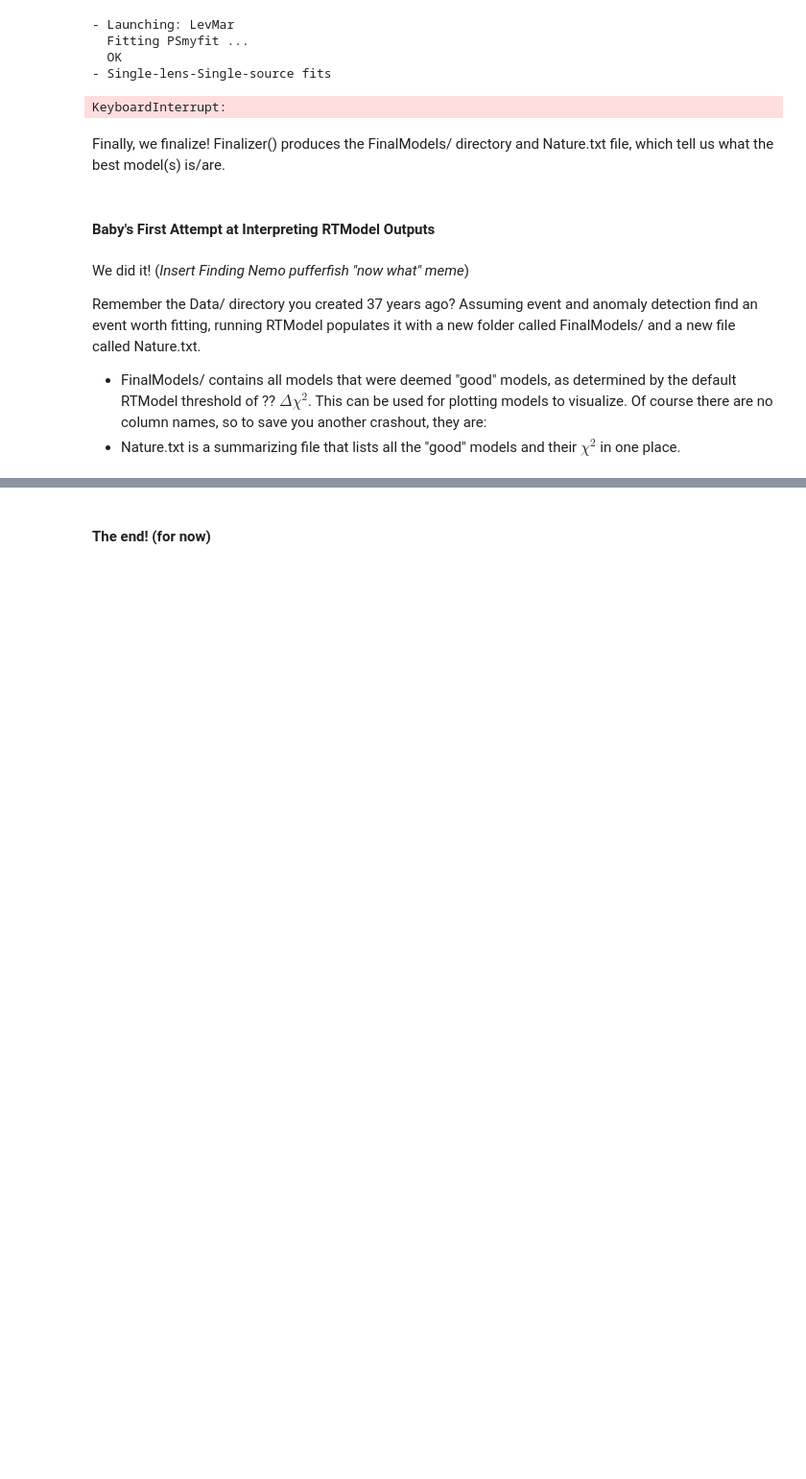
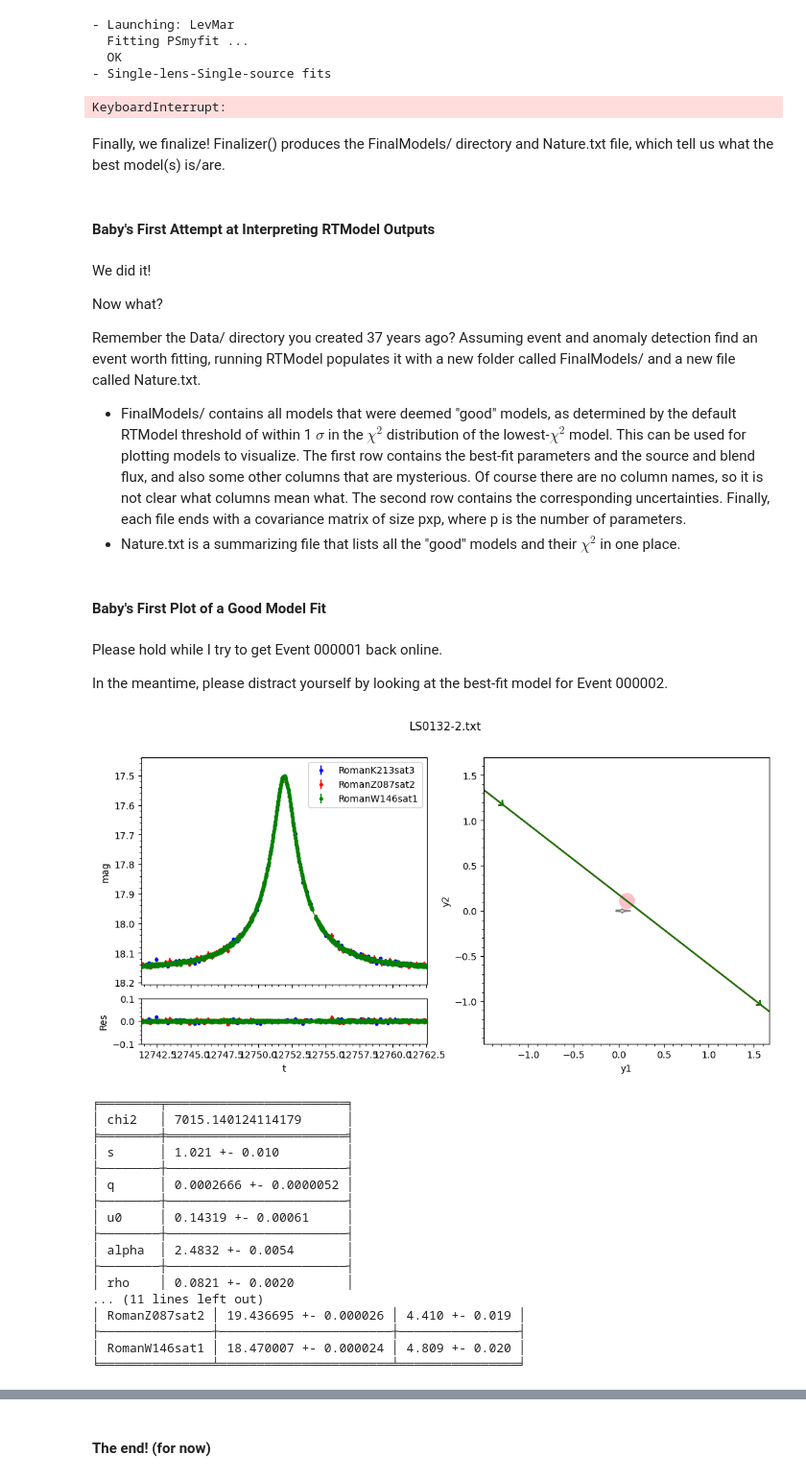
Before and after one commit to exoclam/birp, a Jupyter notebook: start-here.ipynb, the cells around one changed output, grey strips where cells are left out. Shown at 96% size. Saved outputs shown, nothing was run; the diff lists cells and outputs as text; code cells hidden in the pictures; blank space fills up the shorter version.

Commit message:
model plotting, prelim

```diff
--- a/start-here.ipynb
+++ b/start-here.ipynb
@@ -502,9 +502,46 @@ rtm.Finalizer()
 # %% [markdown]
 #### Baby's First Attempt at Interpreting RTModel Outputs
 # %% [markdown]
-We did it! (*Insert Finding Nemo pufferfish "now what" meme*)
+We did it!
+
+Now what?
 
 Remember the Data/ directory you created 37 years ago? Assuming event and anomaly detection find an event worth fitting, running RTModel populates it with a new folder called FinalModels/ and a new file called Nature.txt.
-- FinalModels/ contains all models that were deemed "good" models, as determined by the default RTModel threshold of ?? $\Delta\chi^2$. This can be used for plotting models to visualize. Of course there are no column names, so to save you another crashout, they are:
+- FinalModels/ contains all models that were deemed "good" models, as determined by the default RTModel threshold of within 1 $\sigma$ in the $\chi^2$ distribution of the lowest-$\chi^2$ model. This can be used for plotting models to visualize. The first row contains the best-fit parameters and the source and blend flux, and also some other columns that are mysterious. Of course there are no column names, so it is not clear what columns mean what. The second row contains the corresponding uncertainties. Finally, each file ends with a covariance matrix of size pxp, where p is the number of parameters.
 - Nature.txt is a summarizing file that lists all the "good" models and their $\chi^2$ in one place.
+# %% [markdown]
+#### Baby's First Plot of a Good Model Fit
+# %% [markdown]
+Please hold while I try to get Event 000001 back online.
+
+In the meantime, please distract yourself by looking at the best-fit model for Event 000002.
+# %%
+import glob
+import RTModel.plotmodel as plm
+
+root_dir = '/home/mldc-ipacpeople-admin/teams/mldc-ipacpeople'
+eventname = root_dir+'/event_data_chris/event_000002'
+models = glob.glob(eventname +'/FinalModels/*')
+model = models[0] # let's plot the first of the best models
+
+myplot = plm.plotmodel(eventname = eventname, modelfile = model)
+# %% [output]
+[figure, added]
+╒════════╤════════════════════════╕
+│ chi2   │ 7015.140124114179      │
+╞════════╪════════════════════════╡
+│ s      │ 1.021 +- 0.010         │
+├────────┼────────────────────────┤
+│ q      │ 0.0002666 +- 0.0000052 │
+├────────┼────────────────────────┤
+│ u0     │ 0.14319 +- 0.00061     │
+├────────┼────────────────────────┤
+│ alpha  │ 2.4832 +- 0.0054       │
+├────────┼────────────────────────┤
+│ rho    │ 0.0821 +- 0.0020       │
+... (11 lines left out)
+│ RomanZ087sat2 │ 19.436695 +- 0.000026 │ 4.410 +- 0.019 │
+├───────────────┼───────────────────────┼────────────────┤
+│ RomanW146sat1 │ 18.470007 +- 0.000024 │ 4.809 +- 0.020 │
+╘═══════════════╧═══════════════════════╧════════════════╛
 # %% [markdown]
```
Also changed, not shown: parts of 2 cells of this notebook.
